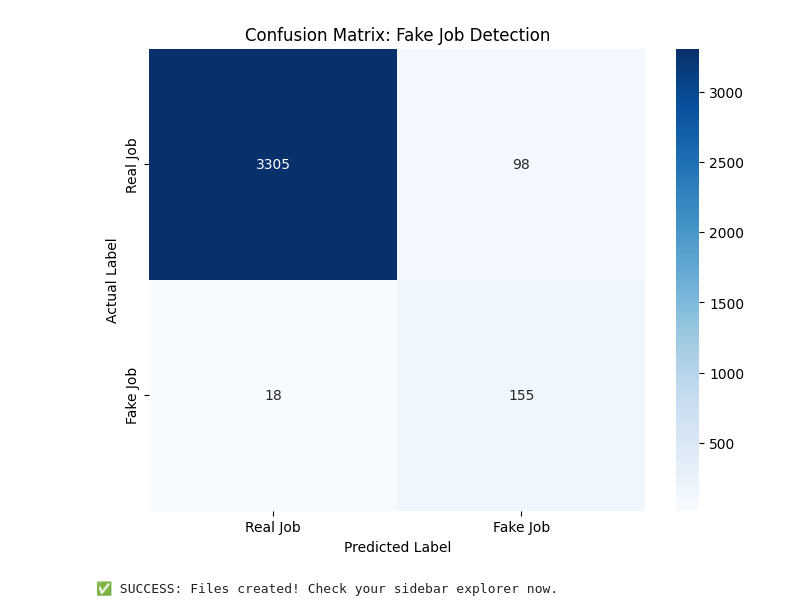
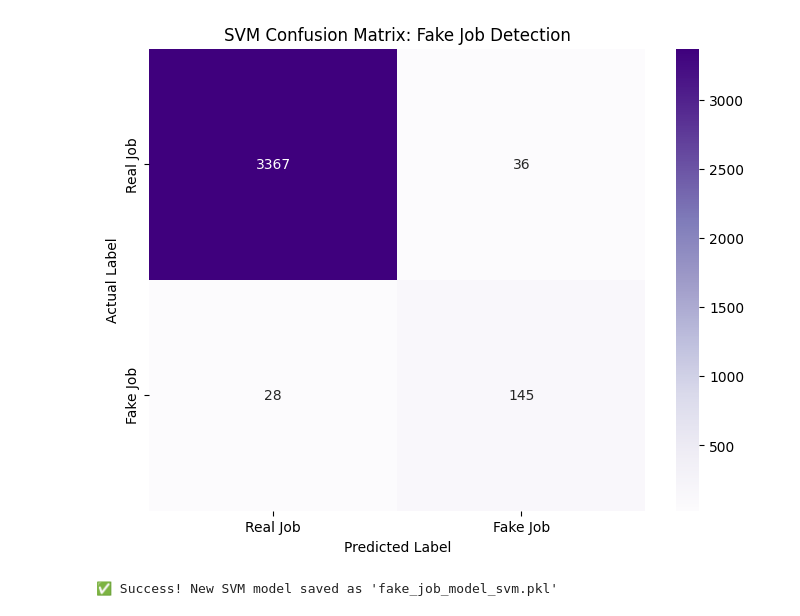
Before and after one commit to RajeevRayagada/fake-job-detection, a Jupyter notebook: fake_job_model_v1.ipynb, the cells around one changed output. Saved outputs shown, nothing was run; the diff lists cells and outputs as text; code cells hidden in the pictures.

Commit message:
Upgraded to SVM model - 98% Accuracy

```diff
--- a/fake_job_model_v1.ipynb
+++ b/fake_job_model_v1.ipynb
@@ -6,53 +6,39 @@ import pandas as pd
 import numpy as np
 import matplotlib.pyplot as plt
 import seaborn as sns
-import joblib  # Used to save the model for the website/app later
+import joblib
+import xgboost as xgb # NEW: Importing XGBoost
 
 from sklearn.model_selection import train_test_split
 from sklearn.feature_extraction.text import TfidfVectorizer
-from sklearn.linear_model import LogisticRegression
 from sklearn.metrics import accuracy_score, classification_report, confusion_matrix
 
 # ==========================================
 # 2. LOAD DATASET
 # ==========================================
-# Ensure 'fake_job_postings.csv' is in the same folder as this notebook
 df = pd.read_csv("fake_job_postings.csv")
 
 print(f"Dataset Loaded Successfully.")
 print(f"Total Rows: {df.shape[0]} | Total Columns: {df.shape[1]}")
 print("-" * 30)
 
-# Check class distribution (Real vs Fake)
-print("Class Distribution:")
-print(df['fraudulent'].value_counts())
-print("-" * 30)
-
 # ==========================================
 # 3. DATA CLEANING & PREPROCESSING
 # ==========================================
-# We combine key text columns to give the model more context.
-# Fraudsters often hide clues in the 'company_profile' or 'requirements'.
 text_columns = ['title', 'company_profile', 'description', 'requirements', 'benefits']
 
-# Fill missing values with empty strings to prevent errors
 for col in text_columns:
     df[col] = df[col].fillna("")
 
-# Create a single 'text' column combining all information
 df['text'] = df[text_columns].apply(lambda x: ' '.join(x), axis=1)
-
-# Basic cleaning: Convert to lowercase
 df['text'] = df['text'].str.lower()
 
-# Define Features (X) and Target (y)
 X = df['text']
 y = df['fraudulent']
 
 # ==========================================
 # 4. TRAIN-TEST SPLIT
 # ==========================================
-# stratify=y ensures both train and test sets have the same % of fake jobs.
 X_train, X_test, y_train, y_test = train_test_split(
     X, y, test_size=0.2, random_state=42, stratify=y
 )
@@ -64,8 +50,6 @@ print("-" * 30)
 # ==========================================
 # 5. FEATURE EXTRACTION (TF-IDF)
 # ==========================================
-# Convert text to numbers.
-# max_features=5000: Focuses on the top 5,000 most important words.
 tfidf = TfidfVectorizer(stop_words='english', max_features=5000)
 
 print("Vectorizing text data... (This may take a moment)")
@@ -73,46 +57,52 @@ X_train_tfidf = tfidf.fit_transform(X_train)
 X_test_tfidf = tfidf.transform(X_test)
 
 # ==========================================
-# 6. MODEL TRAINING (Logistic Regression)
+# 6. MODEL TRAINING (Support Vector Machine)
 # ==========================================
-# class_weight='balanced': Crucial for this dataset!
-# It tells the model to pay MORE attention to the minority class (Fake jobs).
-model = LogisticRegression(max_iter=1000, class_weight='balanced')
+from sklearn.svm import LinearSVC
+from sklearn.metrics import accuracy_score, classification_report, confusion_matrix
+import matplotlib.pyplot as plt
+import seaborn as sns
+import joblib
 
-print("Training Logistic Regression Model...")
-model.fit(X_train_tfidf, y_train)
+# LinearSVC is lightning fast and perfect for TF-IDF text data
+# class_weight='balanced' ensures we still catch the fake jobs
+svm_model = LinearSVC(class_weight='balanced', random_state=42, max_iter=2000)
+
+print("Training Support Vector Machine (SVM)...")
+svm_model.fit(X_train_tfidf, y_train)
 print("Model Training Complete!")
 print("-" * 30)
 
 # ==========================================
 # 7. EVALUATION
 # ==========================================
-# Predict on the unseen test set
-y_pred = model.predict(X_test_tfidf)
+y_pred_svm = svm_model.predict(X_test_tfidf)
 
-# Calculate metrics
-accuracy = accuracy_score(y_test, y_pred)
-print(f"Model Accuracy: {accuracy * 100:.2f}%")
-print("\n--- CLASSIFICATION REPORT ---")
-print(classification_report(y_test, y_pred))
+accuracy_svm = accuracy_score(y_test, y_pred_svm)
+print(f"SVM Model Accuracy: {accuracy_svm * 100:.2f}%")
+print("\n--- SVM CLASSIFICATION REPORT ---")
+print(classification_report(y_test, y_pred_svm))
 
 # ==========================================
 # 8. VISUALIZATION (Confusion Matrix)
 # ==========================================
 plt.figure(figsize=(8, 6))
-cm = confusion_matrix(y_test, y_pred)
+cm_svm = confusion_matrix(y_test, y_pred_svm)
 
-sns.heatmap(cm, annot=True, fmt='d', cmap='Blues',
+sns.heatmap(cm_svm, annot=True, fmt='d', cmap='Purples',
             xticklabels=['Real Job', 'Fake Job'],
             yticklabels=['Real Job', 'Fake Job'])
 plt.xlabel('Predicted Label')
 plt.ylabel('Actual Label')
-plt.title('Confusion Matrix: Fake Job Detection')
+plt.title('SVM Confusion Matrix: Fake Job Detection')
 plt.show()
 
 # ==========================================
-# 9. SAVE MODEL FOR DEMO
-# =
+# 9. SAVE MODELS FOR WEB APP
+# ==========================================
+joblib.dump(svm_model, 'fake_job_model_svm.pkl')
+print("✅ Success! New SVM model saved as 'fake_job_model_svm.pkl'")
 # %% [output]
 Dataset Loaded Successfully.
 Total Rows: 17880 | Total Columns: 18
@@ -134,11 +124,2 @@ weighted avg       0.98      0.97      0.97      3576
-[figure, old version]
+[figure, new version]
+✅ Success! New SVM model saved as 'fake_job_model_svm.pkl'
-# %%
-import joblib
-
-# Run this to generate the missing files!
-joblib.dump(model, 'fake_job_model.pkl')
-joblib.dump(tfidf, 'tfidf_vectorizer.pkl')
-
-print("✅ SUCCESS: Files created! Check your sidebar explorer now.")
-# %% [output]
-✅ SUCCESS: Files created! Check your sidebar explorer now.
```
Also changed, not shown: parts of 1 cell of this notebook, 4 other files.
